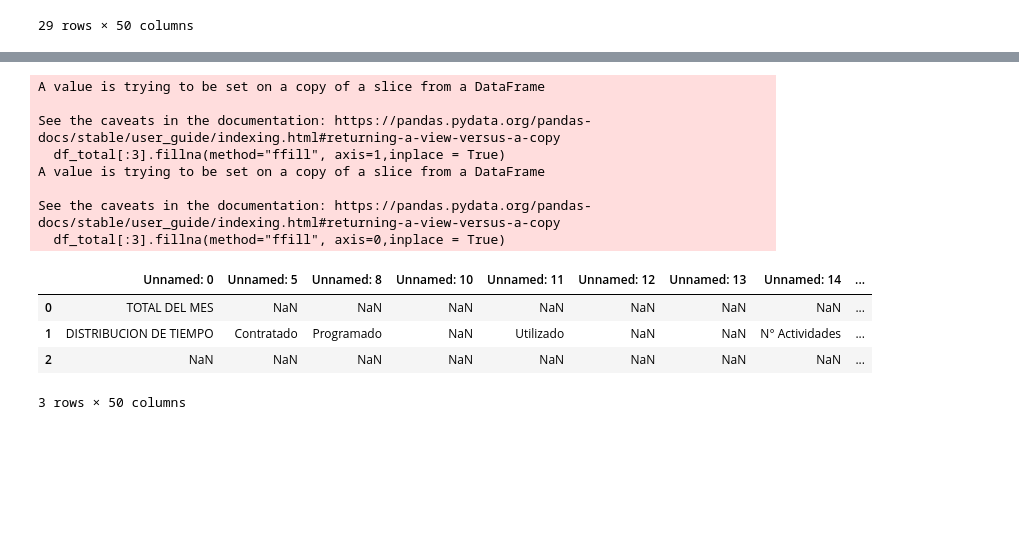
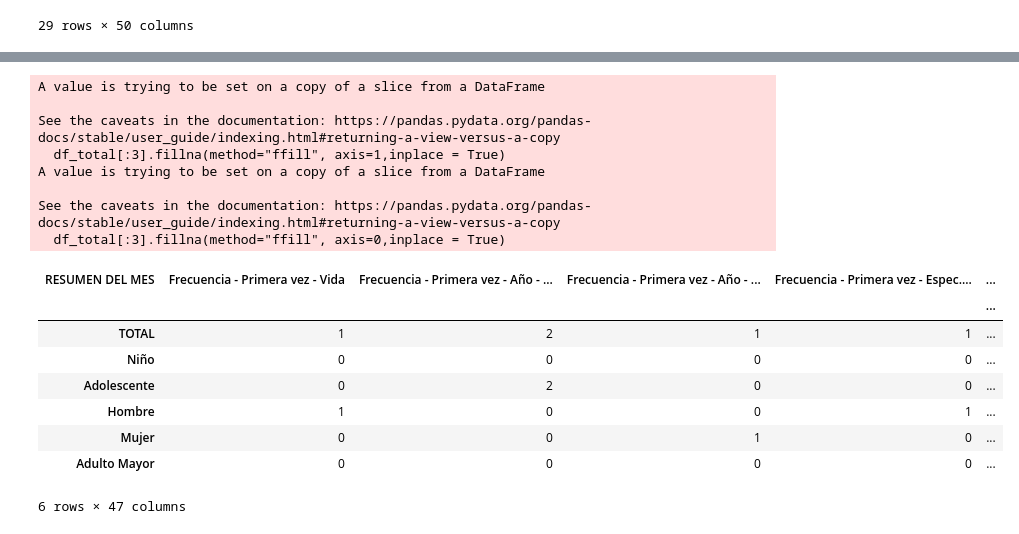
Before and after one commit to TFGIndicadores/Herramienta-Programada, a Jupyter notebook: Pruebas.ipynb, the cells around one changed output, grey strips where cells are left out. Drawn from its saved outputs; the diff is of its cells as text; code cells hidden in the pictures; blank space fills up the shorter version.

```diff
--- a/Pruebas.ipynb
+++ b/Pruebas.ipynb
@@ -55,40 +72,42 @@ df_tiempo
 df_total = df.iloc[19:].copy()
 df_total.dropna(axis = 1,how = "all",inplace = True)
 
 df_total[:3].fillna(method="ffill", axis=1,inplace = True)
 df_total[:3].fillna(method="ffill", axis=0,inplace = True)
 
 
-
 df_total = df_total.transpose()
-
 
 
 df_total.iloc[1, 1] = df_total.iloc[1, 1] +" - "+ df_total.iloc[1, 2]
 df_total.iloc[2:6, 1] = df_total.iloc[2:6, 1].astype(str) +" - "+ df_total.iloc[2:6, 2].astype(str) +" - "+ df_total.iloc[2:6, 3].astype(str)
-df_total.iloc[1:, 0] = df_total.iloc[1:, 0].astype(str) +" - "+ df_total.iloc[1:, 1].astype(str)
+df_total.iloc[1:-3, 0] = df_total.iloc[1:-3, 0].astype(str) +" - "+ df_total.iloc[1:-3, 1].astype(str)
 df_total.drop(df_total.columns[[1, 2, 3]],axis = 1, inplace = True)
 df_total.columns = df_total.iloc[0]
 df_total = df_total[1:]
 df_total = df_total.reset_index(drop=True)
 df_total.columns.rename("",inplace=True)
+df_total.iloc[:, 0] = df_total.iloc[:, 0].str.replace('Frecuencia (marcar solo una)', 'Frecuencia', regex=False)
 df_total = df_total.transpose()
 df_total.columns = df_total.iloc[0]
 df_total = df_total[1:]
 
-df.info
-df.head(3)
+df_total
 # %% [output]
 A value is trying to be set on a copy of a slice from a DataFrame
 
 See the caveats in the documentation: https://pandas.pydata.org/pandas-docs/stable/user_guide/indexing.html#returning-a-view-versus-a-copy
   df_total[:3].fillna(method="ffill", axis=1,inplace = True)
 A value is trying to be set on a copy of a slice from a DataFrame
 
 See the caveats in the documentation: https://pandas.pydata.org/pandas-docs/stable/user_guide/indexing.html#returning-a-view-versus-a-copy
   df_total[:3].fillna(method="ffill", axis=0,inplace = True)
-|  | Unnamed: 0 | Unnamed: 5 | Unnamed: 8 | Unnamed: 10 | Unnamed: 11 | Unnamed: 12 | Unnamed: 13 | Unnamed: 14 | ... |
-| 0 | TOTAL DEL MES | NaN | NaN | NaN | NaN | NaN | NaN | NaN | ... |
-| 1 | DISTRIBUCION DE TIEMPO | Contratado | Programado | NaN | Utilizado | NaN | NaN | N° Actividades | ... |
-| 2 | NaN | NaN | NaN | NaN | NaN | NaN | NaN | NaN | ... |
+| RESUMEN DEL MES | Frecuencia - Primera vez - Vida | Frecuencia - Primera vez - Año - ... | Frecuencia - Primera vez - Año - ... | Frecuencia - Primera vez - Espec.... | ... |
+|  |  |  |  |  | ... |
+| TOTAL | 1 | 2 | 1 | 1 | ... |
+| Niño | 0 | 0 | 0 | 0 | ... |
+| Adolescente | 0 | 2 | 0 | 0 | ... |
+| Hombre | 1 | 0 | 0 | 1 | ... |
+| Mujer | 0 | 0 | 1 | 0 | ... |
+| Adulto Mayor | 0 | 0 | 0 | 0 | ... |
-3 rows × 50 columns
+6 rows × 47 columns
```
Also changed, not shown: parts of 3 cells of this notebook.
